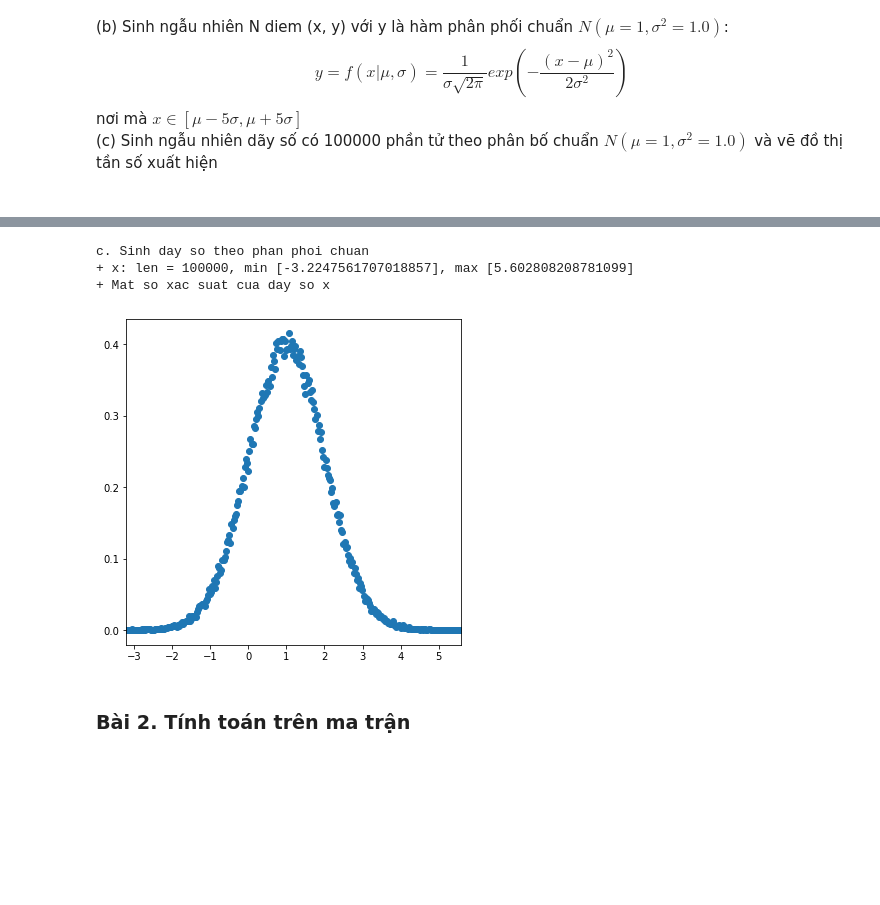
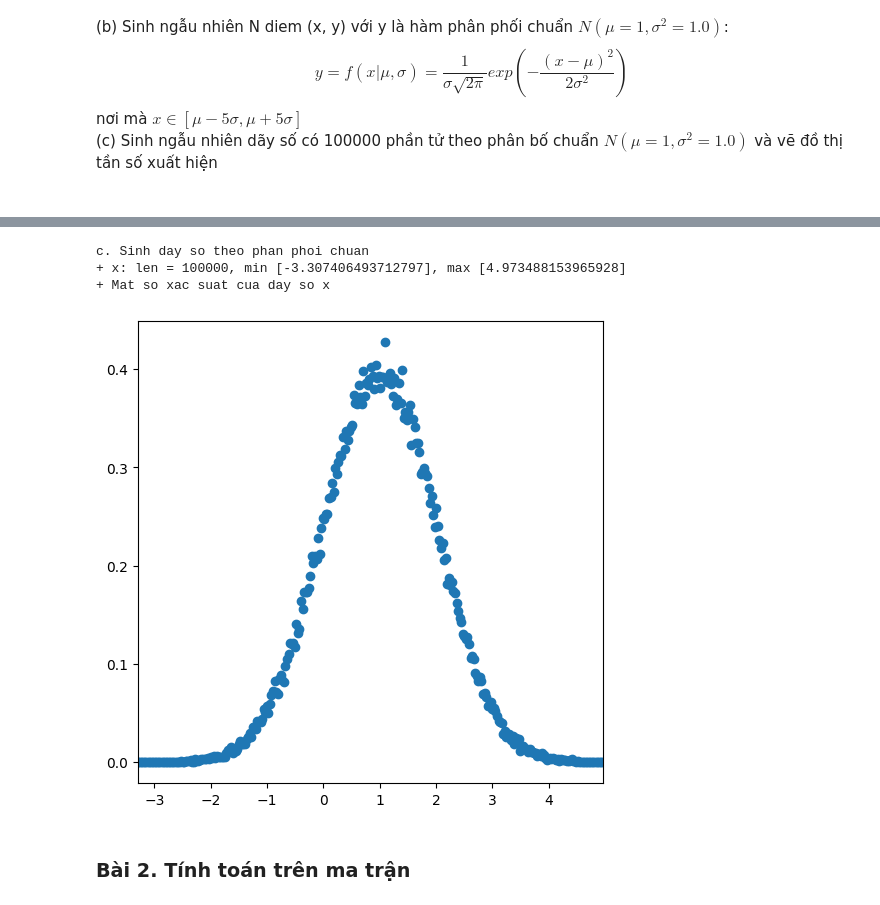
Before and after one commit to DytAn01/sgu25_data_analytics, a Jupyter notebook: exerciese/DA02/04_exercise_02.ipynb, the cells around one changed output, grey strips where cells are left out. Saved outputs shown, nothing was run; the diff lists cells and outputs as text; code cells hidden in the pictures; blank space fills up the shorter version.

```diff
--- a/exerciese/DA02/04_exercise_02.ipynb
+++ b/exerciese/DA02/04_exercise_02.ipynb
@@ -189,21 +213,34 @@ b. Sinh cặp (x, y) với y làm hàm phân phối chuẩn
 # %%
 """ CÁC BẠN LÀM BÀI Ở ĐÂY """
-# Sử dụng hàm np.random.randn() sinh phân phối chuẩn N(0,1) --> N(m,s^2) = m + N(0,1) * s
-# Sử dụng hàm np.histogram với density=True để thống kê số lần xuất hiện với số bins = 300 (do dãy số thực)
-# ...
+import numpy as np
+import matplotlib.pyplot as plt
+
+# Tham số phân phối chuẩn
+m = 1
+s = 1
+N = 100000
+
+# Sinh ngẫu nhiên dãy số theo phân phối chuẩn N(m, s^2)
+x = m + np.random.randn(N) * s
+
+# Tính histogram (tần số xuất hiện) với 300 bins
+cnt, val = np.histogram(x, bins=300, density=True)
+
+# Lấy trục x là tâm các bins
+val = (val[:-1] + val[1:]) / 2
 
 print( "c. Sinh day so theo phan phoi chuan")
 print(f"+ x: len = {len(x)}, min [{np.min(x)}], max [{np.max(x)}]")
 print(f"+ Mat so xac suat cua day so x")
 plt.figure(figsize=(6,6))      # kich thuoc ban ve
 plt.xlim(np.min(val), np.max(val))
 plt.scatter(val, cnt)
 plt.show()
 # %% [output]
 c. Sinh day so theo phan phoi chuan
-+ x: len = 100000, min [-3.2247561707018857], max [5.602808208781099]
++ x: len = 100000, min [-3.307406493712797], max [4.973488153965928]
 + Mat so xac suat cua day so x
-[figure, old version]
+[figure, new version]
 # %% [markdown]
 ### Bài 2. Tính toán trên ma trận
 # %% [markdown]
```
Also changed, not shown: parts of 14 cells of this notebook, 5 other files.
